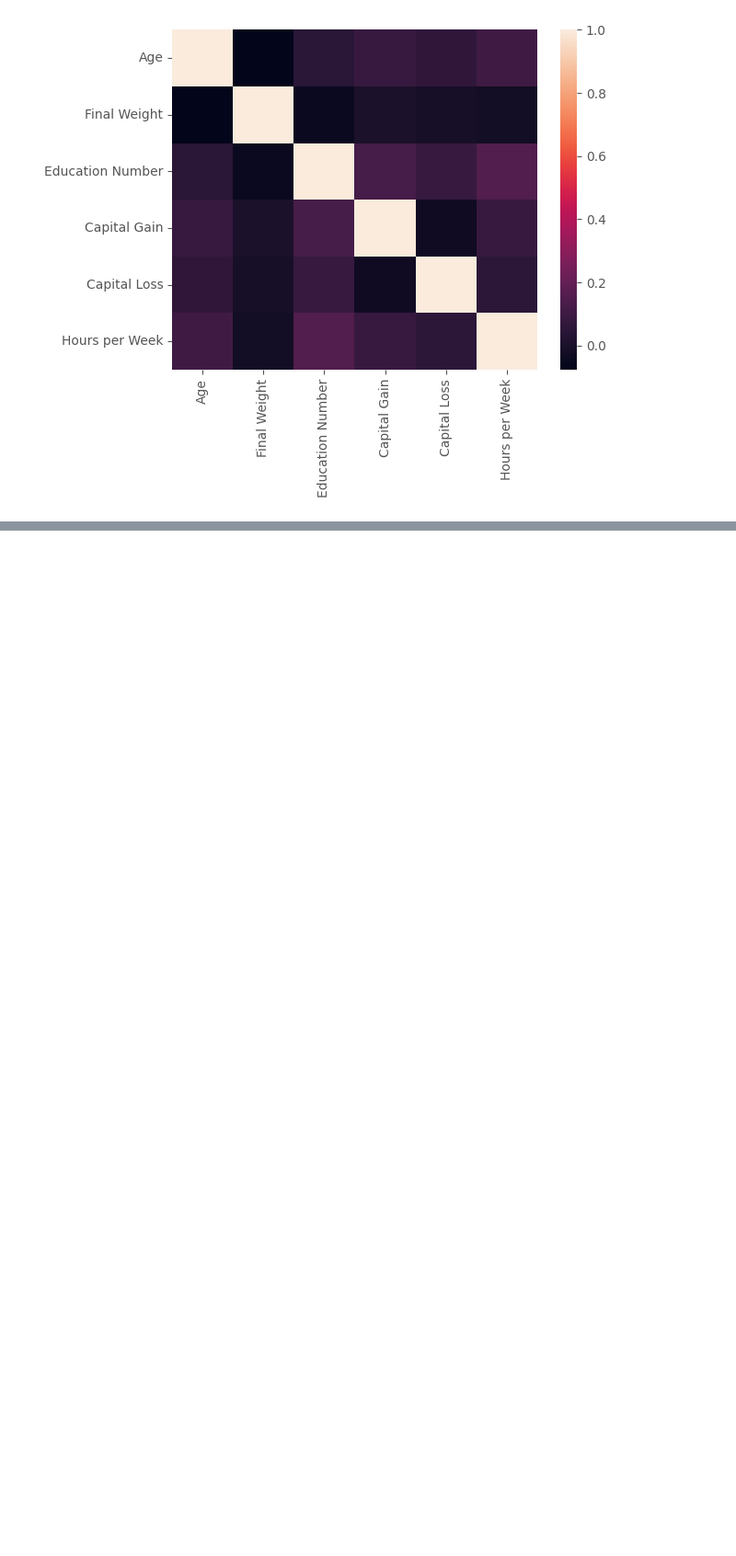
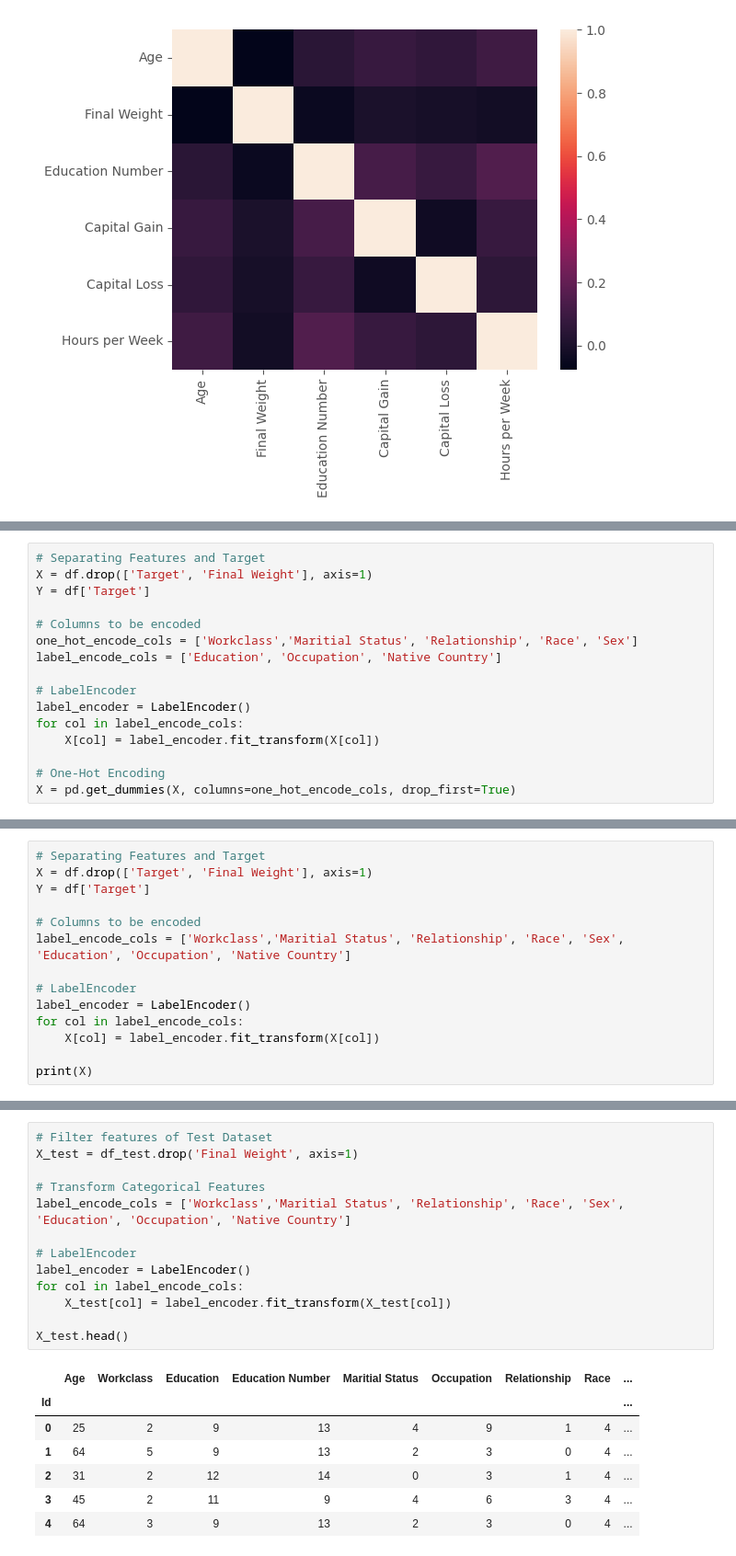
Before and after one commit to henriquefukushima/PMR3508, a Jupyter notebook: pmr3508-2024-70.ipynb, the cells around one changed output, grey strips where cells are left out. Shown at 92% size. Cells and saved outputs as stored; diff of their text form; blank space fills up the shorter version.

```diff
--- a/pmr3508-2024-70.ipynb
+++ b/pmr3508-2024-70.ipynb
@@ -400,0 +480,16 @@ Y =
+# %%
+# Separating Features and Target
+X = df.drop(['Target', 'Final Weight'], axis=1)
+Y = df['Target']
+
+# Columns to be encoded
+one_hot_encode_cols = ['Workclass','Maritial Status', 'Relationship', 'Race', 'Sex']
+label_encode_cols = ['Education', 'Occupation', 'Native Country']
+
+# LabelEncoder
+label_encoder = LabelEncoder()
+for col in label_encode_cols:
+    X[col] = label_encoder.fit_transform(X[col])
+
+# One-Hot Encoding
+X = pd.get_dummies(X, columns=one_hot_encode_cols, drop_first=True)
@@ -400,0 +534,14 @@ Y =
+# %%
+# Separating Features and Target
+X = df.drop(['Target', 'Final Weight'], axis=1)
+Y = df['Target']
+
+# Columns to be encoded
+label_encode_cols = ['Workclass','Maritial Status', 'Relationship', 'Race', 'Sex', 'Education', 'Occupation', 'Native Country']
+
+# LabelEncoder
+label_encoder = LabelEncoder()
+for col in label_encode_cols:
+    X[col] = label_encoder.fit_transform(X[col])
+
+print(X)
@@ -400,0 +583,21 @@ Y =
+# %%
+# Filter features of Test Dataset
+X_test = df_test.drop('Final Weight', axis=1)
+
+# Transform Categorical Features
+label_encode_cols = ['Workclass','Maritial Status', 'Relationship', 'Race', 'Sex', 'Education', 'Occupation', 'Native Country']
+
+# LabelEncoder
+label_encoder = LabelEncoder()
+for col in label_encode_cols:
+    X_test[col] = label_encoder.fit_transform(X_test[col])
+
+X_test.head()
+# %% [output]
+|  | Age | Workclass | Education | Education Number | Maritial Status | Occupation | Relationship | Race | ... |
+| Id |  |  |  |  |  |  |  |  | ... |
+| 0 | 25 | 2 | 9 | 13 | 4 | 9 | 1 | 4 | ... |
+| 1 | 64 | 5 | 9 | 13 | 2 | 3 | 0 | 4 | ... |
+| 2 | 31 | 2 | 12 | 14 | 0 | 3 | 1 | 4 | ... |
+| 3 | 45 | 2 | 11 | 9 | 4 | 6 | 3 | 4 | ... |
+| 4 | 64 | 3 | 9 | 13 | 2 | 3 | 0 | 4 | ... |
```
Also changed, not shown: parts of 28 cells of this notebook, 1 other file.
